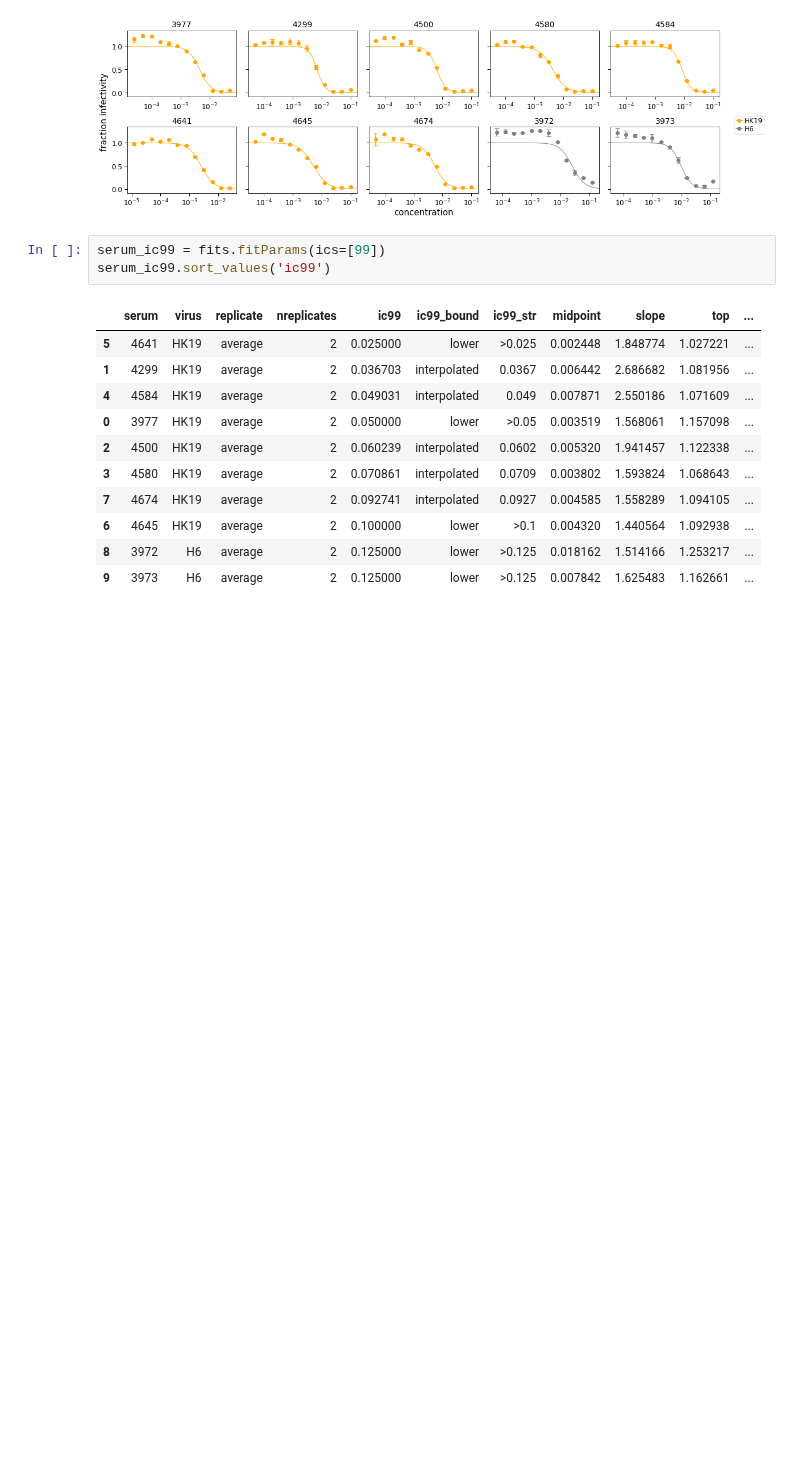
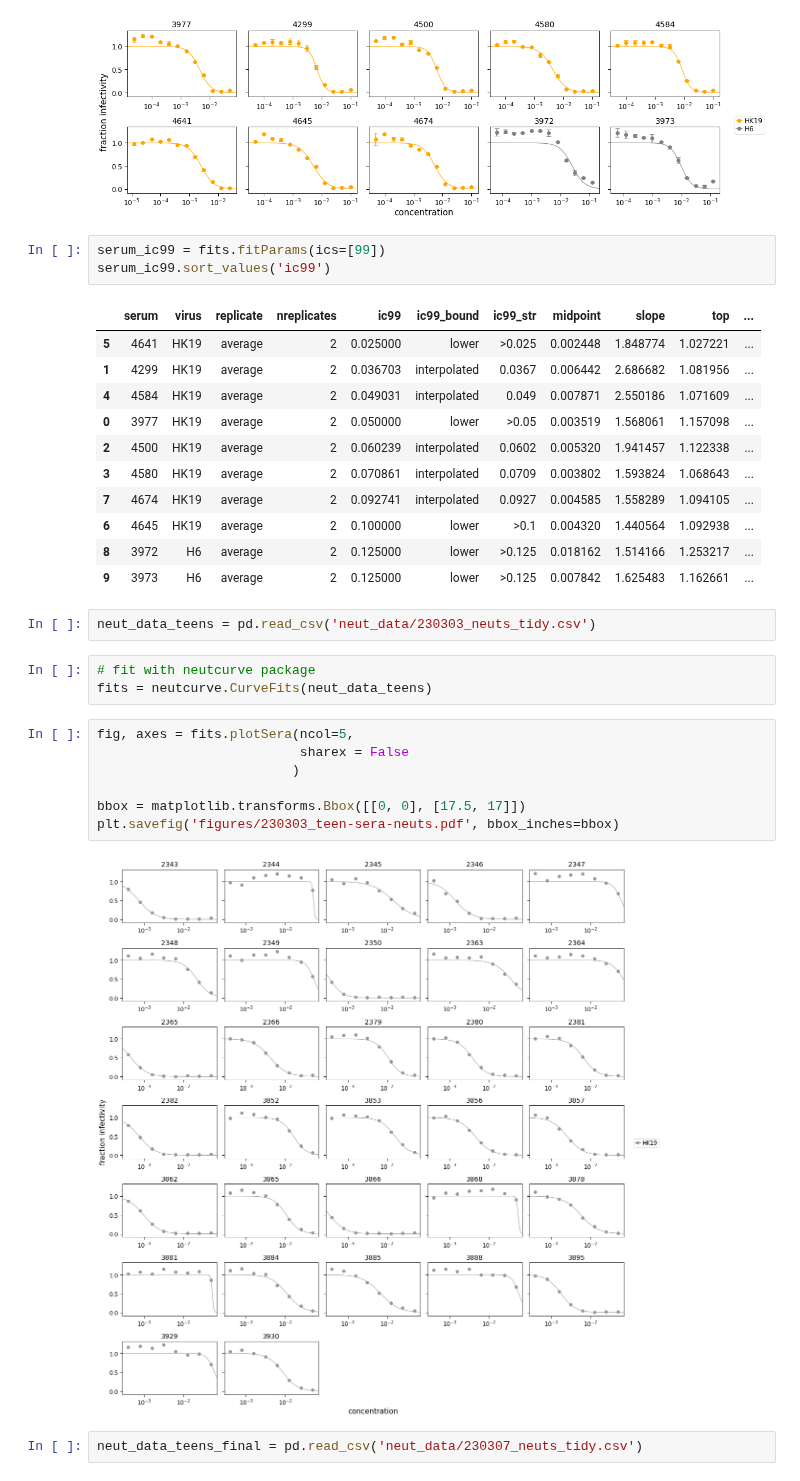
Before and after one commit to sorsinelli/flu_h3_hk19_dms_ic50, a Jupyter notebook: experiments/neut_assays/ped_serum_screening/serum_neut_curves.ipynb, the cells around one changed output. Saved outputs shown, nothing was run; the diff lists cells and outputs as text; blank space fills up the shorter version.

Commit message:
first round of neuts for 15-18yo serum screening

```diff
--- a/experiments/neut_assays/ped_serum_screening/serum_neut_curves.ipynb
+++ b/experiments/neut_assays/ped_serum_screening/serum_neut_curves.ipynb
@@ -314,3 +314,19 @@ serum_ic99.sort_values('ic99')
 | 6 | 4645 | HK19 | average | 2 | 0.100000 | lower | >0.1 | 0.004320 | 1.440564 | 1.092938 | ... |
 | 8 | 3972 | H6 | average | 2 | 0.125000 | lower | >0.125 | 0.018162 | 1.514166 | 1.253217 | ... |
 | 9 | 3973 | H6 | average | 2 | 0.125000 | lower | >0.125 | 0.007842 | 1.625483 | 1.162661 | ... |
+# %%
+neut_data_teens = pd.read_csv('neut_data/230303_neuts_tidy.csv')
+# %%
+# fit with neutcurve package
+fits = neutcurve.CurveFits(neut_data_teens)
+# %%
+fig, axes = fits.plotSera(ncol=5,
+                          sharex = False
+                         )
+
+bbox = matplotlib.transforms.Bbox([[0, 0], [17.5, 17]])
+plt.savefig('figures/230303_teen-sera-neuts.pdf', bbox_inches=bbox)
+# %% [output]
+[figure, added]
+# %%
+neut_data_teens_final = pd.read_csv('neut_data/230307_neuts_tidy.csv')
```
Also changed, not shown: parts of 5 cells of this notebook, 6 other files.
